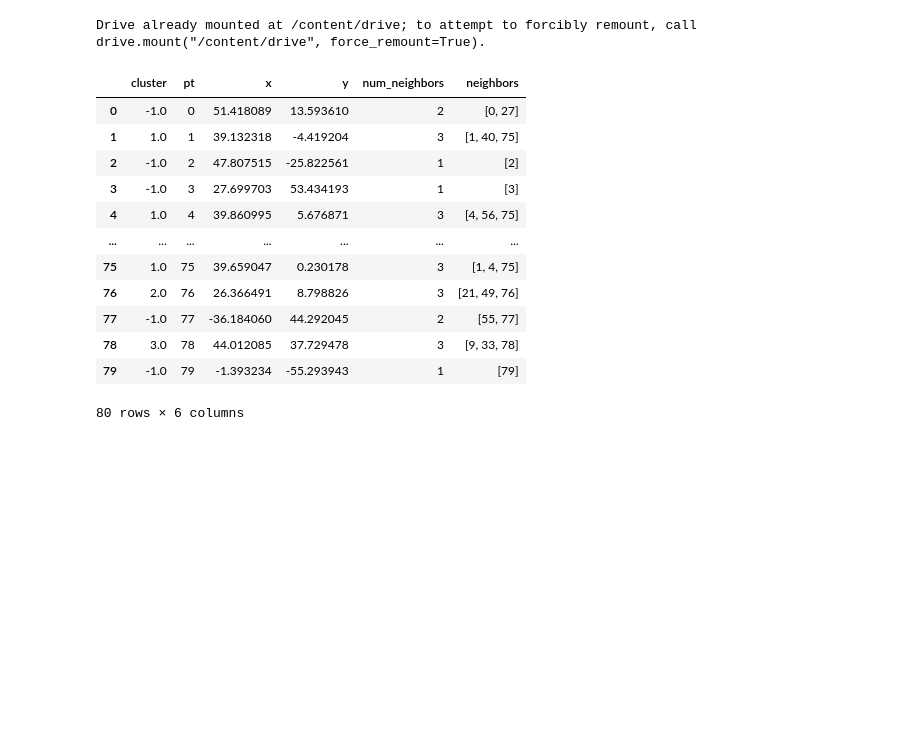
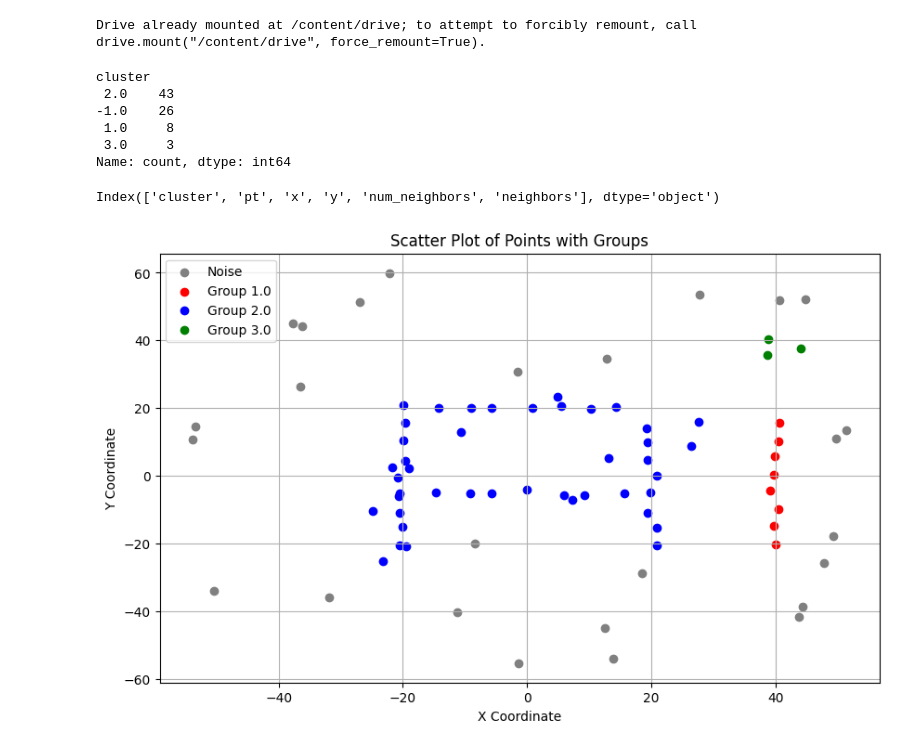
Before and after one commit to AkshaySyal/DBSCAN, a Jupyter notebook: prob5/USML_HW2B_Q1.ipynb, the cells around one changed output. Saved outputs shown, nothing was run; the diff lists cells and outputs as text; code cells hidden in the pictures; blank space fills up the shorter version.

```diff
--- a/prob5/USML_HW2B_Q1.ipynb
+++ b/prob5/USML_HW2B_Q1.ipynb
@@ -53,19 +53,32 @@ while idx < data.shape[0]:
       seedset.extend(data.loc[pt,'neighbors'])
 
   idx+=1
+# %%
+data['cluster'].value_counts()
+# %% [output]
+cluster
+ 2.0    43
+-1.0    26
+ 1.0     8
+ 3.0     3
+Name: count, dtype: int64
 # %%
-data
+data.keys()
 # %% [output]
-|  | cluster | pt | x | y | num_neighbors | neighbors |
-| 0 | -1.0 | 0 | 51.418089 | 13.593610 | 2 | [0, 27] |
-| 1 | 1.0 | 1 | 39.132318 | -4.419204 | 3 | [1, 40, 75] |
-| 2 | -1.0 | 2 | 47.807515 | -25.822561 | 1 | [2] |
-| 3 | -1.0 | 3 | 27.699703 | 53.434193 | 1 | [3] |
-| 4 | 1.0 | 4 | 39.860995 | 5.676871 | 3 | [4, 56, 75] |
-| ... | ... | ... | ... | ... | ... | ... |
-| 75 | 1.0 | 75 | 39.659047 | 0.230178 | 3 | [1, 4, 75] |
-| 76 | 2.0 | 76 | 26.366491 | 8.798826 | 3 | [21, 49, 76] |
-| 77 | -1.0 | 77 | -36.184060 | 44.292045 | 2 | [55, 77] |
-| 78 | 3.0 | 78 | 44.012085 | 37.729478 | 3 | [9, 33, 78] |
-| 79 | -1.0 | 79 | -1.393234 | -55.293943 | 1 | [79] |
-80 rows × 6 columns
+Index(['cluster', 'pt', 'x', 'y', 'num_neighbors', 'neighbors'], dtype='object')
+# %%
+colors = {1: 'red', 2: 'blue', 3: 'green', -1: 'gray'}
+
+plt.figure(figsize=(10, 6))
+for label, group in data.groupby('cluster'):
+    plt.scatter(group['x'], group['y'],
+                c=colors[label], label=f'Group {label}' if label != -1 else 'Noise')
+
+plt.title('Scatter Plot of Points with Groups')
+plt.xlabel('X Coordinate')
+plt.ylabel('Y Coordinate')
+plt.legend()
+plt.grid(True)
+plt.show()
+# %% [output]
+[figure, added]
```
